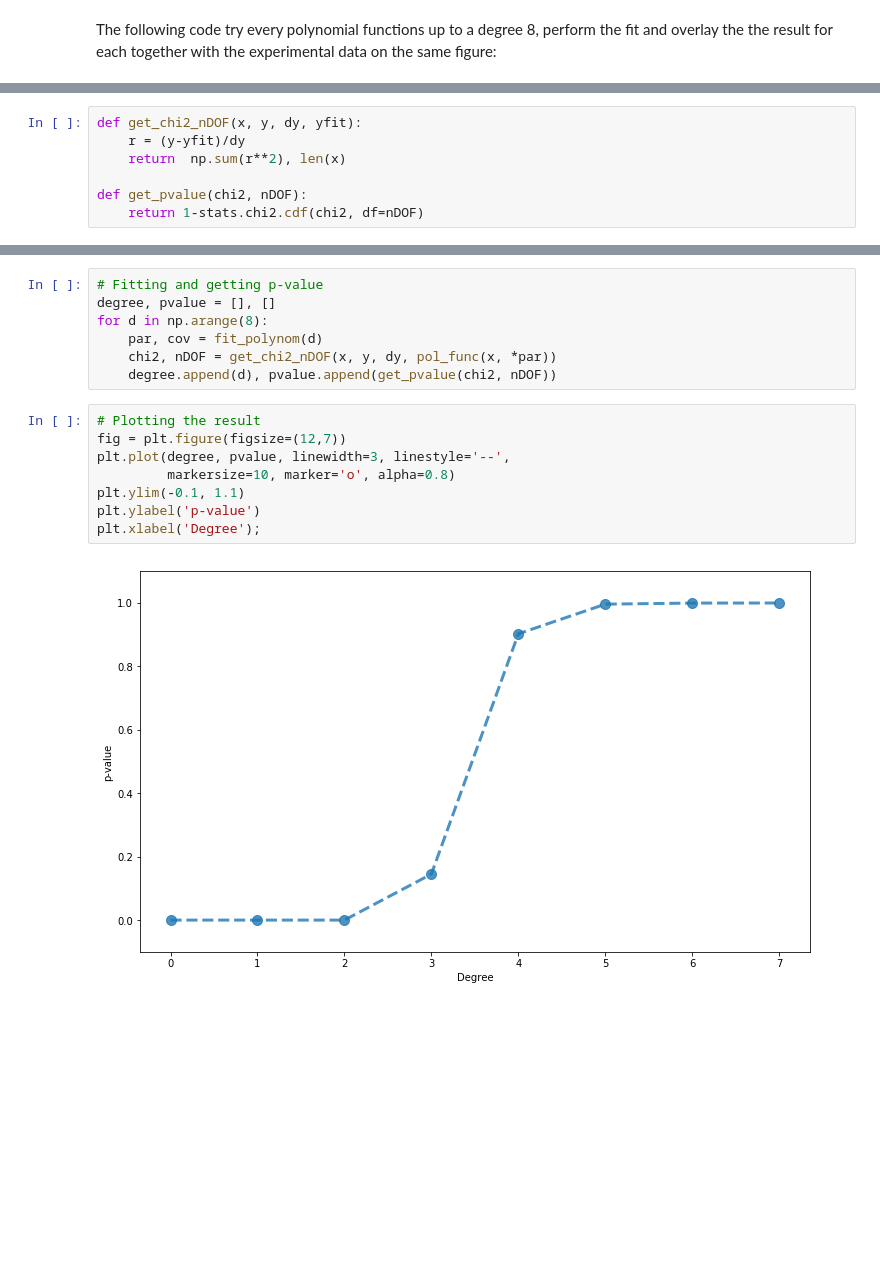
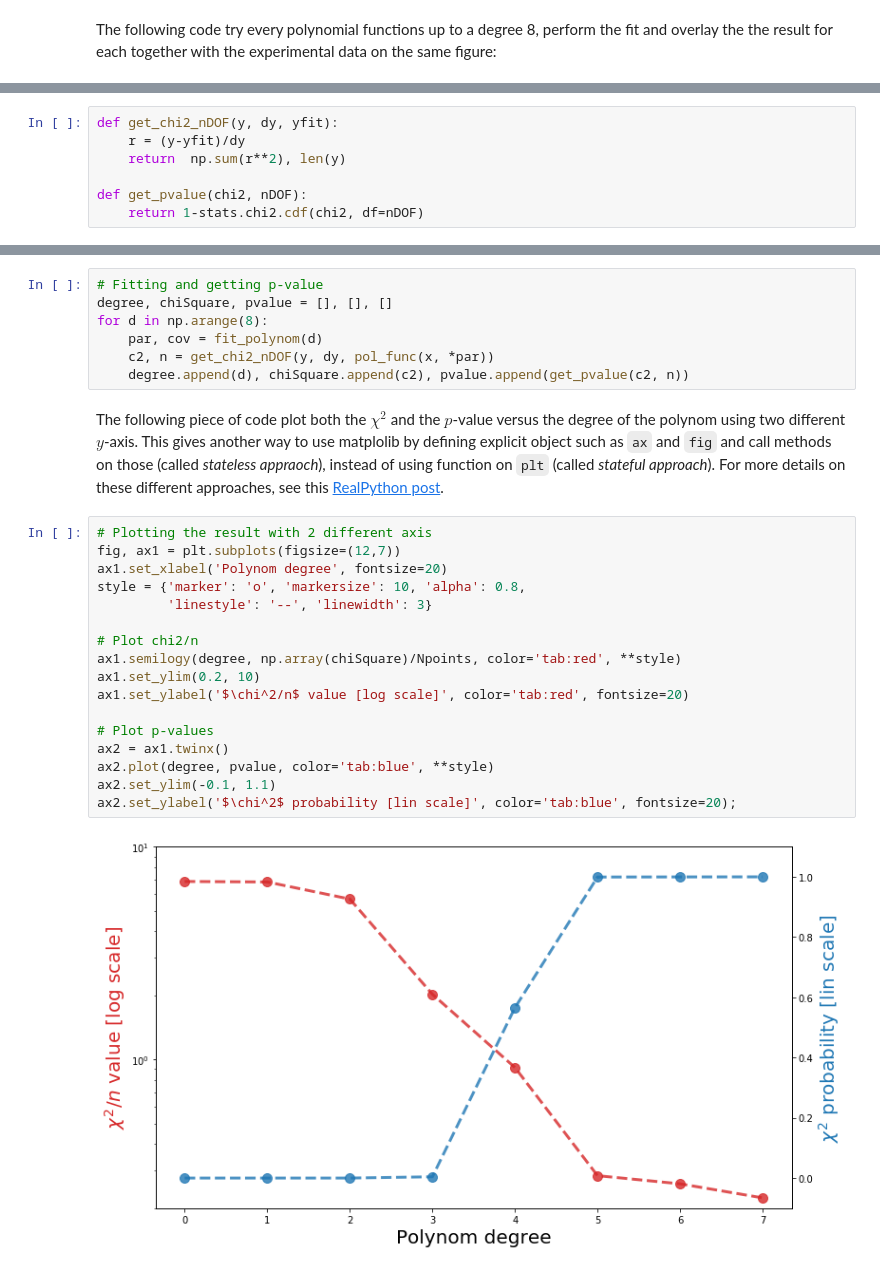
Before and after one commit to MLatCezeaux/intro_numpy, a Jupyter notebook: lecture/1-NumpyIntroduction.ipynb, the cells around one changed output, grey strips where cells are left out. Drawn from its saved outputs; the diff is of its cells as text; blank space fills up the shorter version.

```diff
--- a/lecture/1-NumpyIntroduction.ipynb
+++ b/lecture/1-NumpyIntroduction.ipynb
@@ -633,7 +633,7 @@ It is possible to quantify how well a given model explain the observations, comp
 # %%
-def get_chi2_nDOF(x, y, dy, yfit):
+def get_chi2_nDOF(y, dy, yfit):
     r = (y-yfit)/dy
-    return  np.sum(r**2), len(x)
+    return  np.sum(r**2), len(y)
 
 def get_pvalue(chi2, nDOF):
     return 1-stats.chi2.cdf(chi2, df=nDOF)
@@ -642,17 +642,28 @@ We can do the same thing as for the plots but simply to extract the goodness of
 # %%
 # Fitting and getting p-value
-degree, pvalue = [], []
+degree, chiSquare, pvalue = [], [], []
 for d in np.arange(8):
     par, cov = fit_polynom(d)
-    chi2, nDOF = get_chi2_nDOF(x, y, dy, pol_func(x, *par))
-    degree.append(d), pvalue.append(get_pvalue(chi2, nDOF))
+    c2, n = get_chi2_nDOF(y, dy, pol_func(x, *par))
+    degree.append(d), chiSquare.append(c2), pvalue.append(get_pvalue(c2, n))
-# %%
-# Plotting the result
-fig = plt.figure(figsize=(12,7))
-plt.plot(degree, pvalue, linewidth=3, linestyle='--',
-         markersize=10, marker='o', alpha=0.8)
-plt.ylim(-0.1, 1.1)
-plt.ylabel('p-value')
-plt.xlabel('Degree');
-# %% [output]
-[figure, removed]
+# %% [markdown]
+The following piece of code plot both the $\chi^2$ and the $p$-value versus the degree of the polynom using two different $y$-axis. This gives another way to use matplolib by defining explicit object such as `ax` and `fig` and call methods on those (called *stateless appraoch*), instead of using function on `plt` (called *stateful approach*). For more details on these different approaches, see this [RealPython post](https://realpython.com/python-matplotlib-guide/#the-matplotlib-object-hierarchy).
+# %%
+# Plotting the result with 2 different axis
+fig, ax1 = plt.subplots(figsize=(12,7))
+ax1.set_xlabel('Polynom degree', fontsize=20)
+style = {'marker': 'o', 'markersize': 10, 'alpha': 0.8,
+         'linestyle': '--', 'linewidth': 3}
+
+# Plot chi2/n
+ax1.semilogy(degree, np.array(chiSquare)/Npoints, color='tab:red', **style)
+ax1.set_ylim(0.2, 10)
+ax1.set_ylabel('$\chi^2/n$ value [log scale]', color='tab:red', fontsize=20)
+
+# Plot p-values
+ax2 = ax1.twinx()
+ax2.plot(degree, pvalue, color='tab:blue', **style)
+ax2.set_ylim(-0.1, 1.1)
+ax2.set_ylabel('$\chi^2$ probability [lin scale]', color='tab:blue', fontsize=20);
+# %% [output]
+[figure, added]
```
Also changed, not shown: parts of 33 cells of this notebook, 1 other file.
